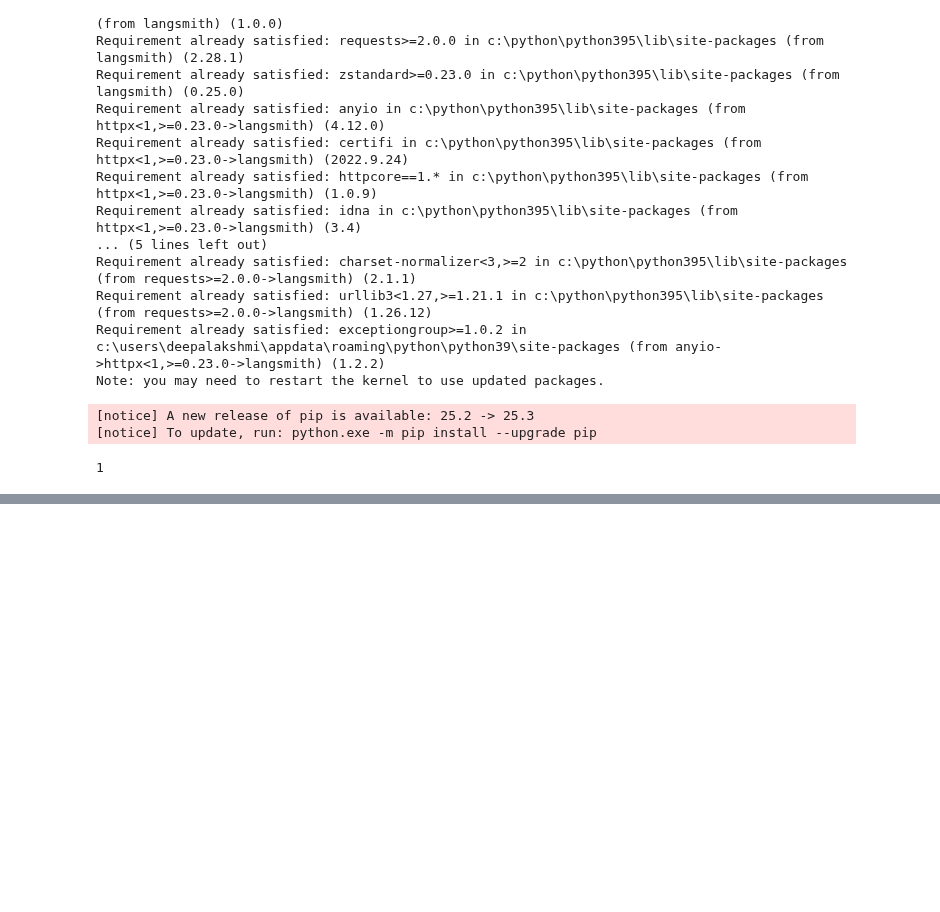
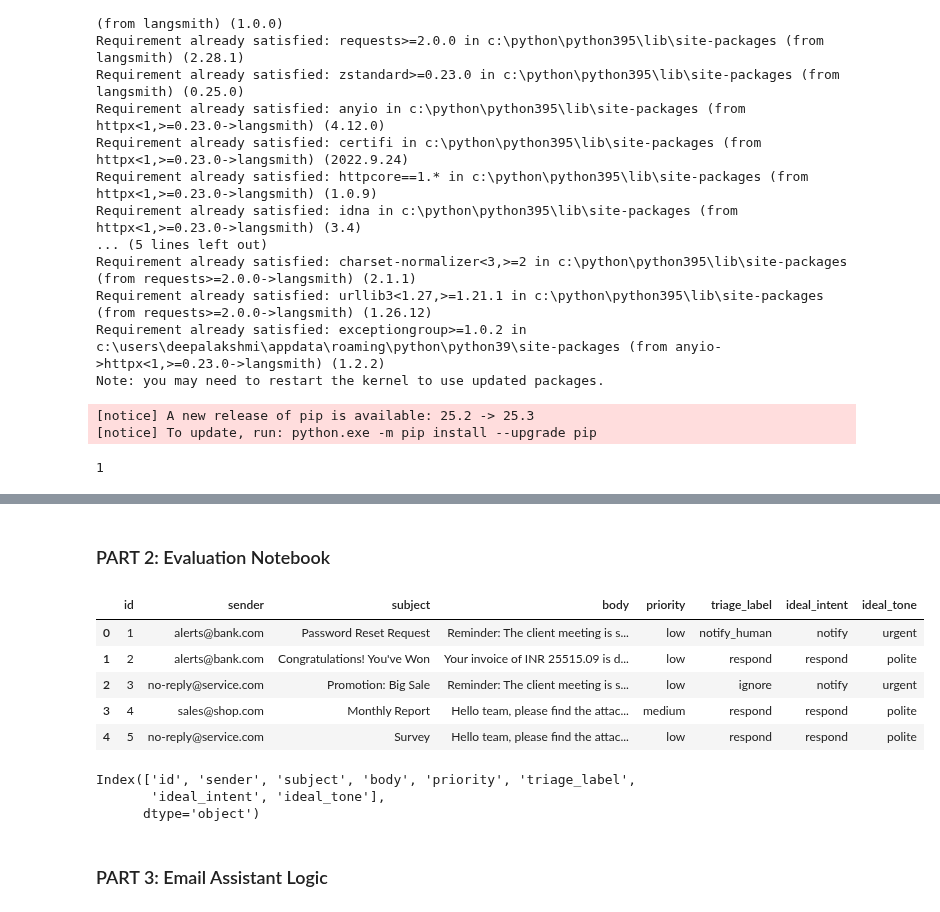
Before and after one commit to springboardmentor74219x/infosys-langgraph-email-assistant-group2, a Jupyter notebook: notebook/milestone2_evaluation_lingaeswari.ipynb, the cells around one changed output, grey strips where cells are left out. Saved outputs shown, nothing was run; the diff lists cells and outputs as text; code cells hidden in the pictures; blank space fills up the shorter version.

Commit message:
Milestone 2 – Email Assistant

```diff
--- a/notebook/milestone2_evaluation_lingaeswari.ipynb
+++ b/notebook/milestone2_evaluation_lingaeswari.ipynb
@@ -300,0 +271,20 @@ TypeError: tuple indices must be integers or slices, not str
+# %%
+import pandas as pd
+df=pd.read_csv(r"C:\Users\Deepalakshmi\Downloads\sample_emails_with_triage_200.csv")
+# %%
+def add_ground_truth(body):
+    text = str(body).lower()
+
+    if any(w in text for w in ["submit", "deadline", "meeting", "reminder", "eod", "asap"]):
+        return "notify", "urgent"
+    elif any(w in text for w in ["thank you", "thanks"]):
+        return "ignore", "polite"
+    elif any(w in text for w in ["please", "can you", "could you", "review", "confirm"]):
+        return "respond", "polite"
+    else:
+        return "", "neutral"
+
+
+df[["ideal_intent", "ideal_tone"]] = df["body"].apply(
+    lambda x: pd.Series(add_ground_truth(x))
+)
@@ -300,0 +300,2 @@ TypeError: tuple indices must be integers or slices, not str
+# %% [markdown]
+### PART 2: Evaluation Notebook
@@ -300,0 +304,19 @@ TypeError: tuple indices must be integers or slices, not str
+# %%
+import pandas as pd
+df.to_csv(r"C:\Users\Deepalakshmi\Downloads\sample_emails_with_triage_200.csv",index="False")
+df.head()
+# %% [output]
+|  | id | sender | subject | body | priority | triage_label | ideal_intent | ideal_tone |
+| 0 | 1 | alerts@bank.com | Password Reset Request | Reminder: The client meeting is s... | low | notify_human | notify | urgent |
+| 1 | 2 | alerts@bank.com | Congratulations! You've Won | Your invoice of INR 25515.09 is d... | low | respond | respond | polite |
+| 2 | 3 | no-reply@service.com | Promotion: Big Sale | Reminder: The client meeting is s... | low | ignore | notify | urgent |
+| 3 | 4 | sales@shop.com | Monthly Report | Hello team, please find the attac... | medium | respond | respond | polite |
+| 4 | 5 | no-reply@service.com | Survey | Hello team, please find the attac... | low | respond | respond | polite |
+# %%
+df.columns
+# %% [output]
+Index(['id', 'sender', 'subject', 'body', 'priority', 'triage_label',
+       'ideal_intent', 'ideal_tone'],
+      dtype='object')
+# %% [markdown]
+### PART 3: Email Assistant Logic
```
Also changed, not shown: parts of 16 cells of this notebook.
